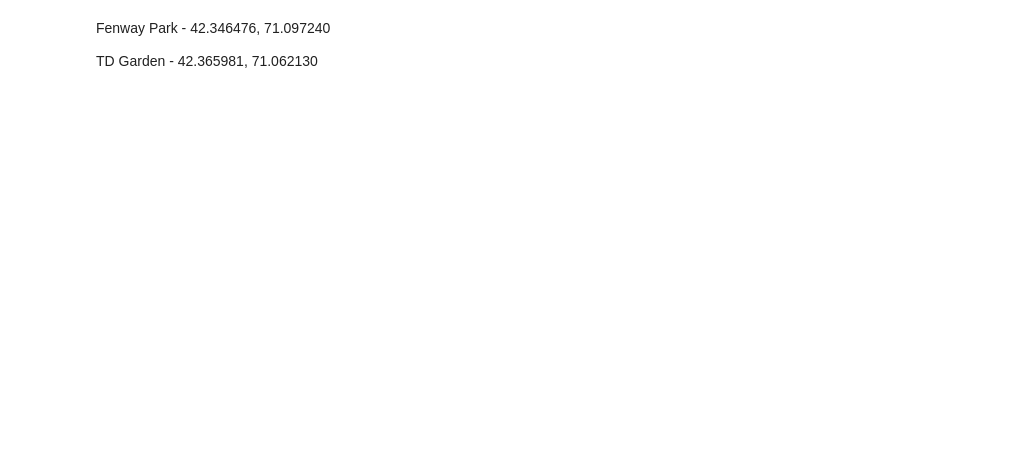
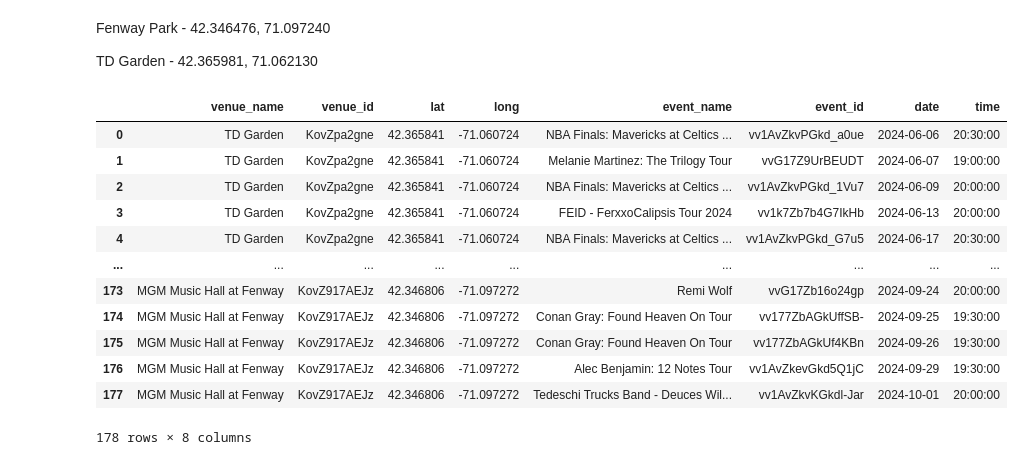
Before and after one commit to sean-r-duffy/tracking-the-t, a Jupyter notebook: ticketmaster_api.ipynb, the cells around one changed output. Cells and saved outputs as stored; diff of their text form; code cells hidden in the pictures; blank space fills up the shorter version.

```diff
--- a/ticketmaster_api.ipynb
+++ b/ticketmaster_api.ipynb
@@ -141,3 +144,21 @@ Fenway Park -
 
 TD Garden -
 42.365981, 71.062130
+# %%
+combined_df = pd.concat([df1, df2, df3, df4], axis=0)
+combined_df.reset_index(drop=True, inplace=True)
+combined_df
+# %% [output]
+|  | venue_name | venue_id | lat | long | event_name | event_id | date | time |
+| 0 | TD Garden | KovZpa2gne | 42.365841 | -71.060724 | NBA Finals: Mavericks at Celtics ... | vv1AvZkvPGkd_a0ue | 2024-06-06 | 20:30:00 |
+| 1 | TD Garden | KovZpa2gne | 42.365841 | -71.060724 | Melanie Martinez: The Trilogy Tour | vvG17Z9UrBEUDT | 2024-06-07 | 19:00:00 |
+| 2 | TD Garden | KovZpa2gne | 42.365841 | -71.060724 | NBA Finals: Mavericks at Celtics ... | vv1AvZkvPGkd_1Vu7 | 2024-06-09 | 20:00:00 |
+| 3 | TD Garden | KovZpa2gne | 42.365841 | -71.060724 | FEID - FerxxoCalipsis Tour 2024 | vv1k7Zb7b4G7IkHb | 2024-06-13 | 20:00:00 |
+| 4 | TD Garden | KovZpa2gne | 42.365841 | -71.060724 | NBA Finals: Mavericks at Celtics ... | vv1AvZkvPGkd_G7u5 | 2024-06-17 | 20:30:00 |
+| ... | ... | ... | ... | ... | ... | ... | ... | ... |
+| 173 | MGM Music Hall at Fenway | KovZ917AEJz | 42.346806 | -71.097272 | Remi Wolf | vvG17Zb16o24gp | 2024-09-24 | 20:00:00 |
+| 174 | MGM Music Hall at Fenway | KovZ917AEJz | 42.346806 | -71.097272 | Conan Gray: Found Heaven On Tour | vv177ZbAGkUffSB- | 2024-09-25 | 19:30:00 |
+| 175 | MGM Music Hall at Fenway | KovZ917AEJz | 42.346806 | -71.097272 | Conan Gray: Found Heaven On Tour | vv177ZbAGkUf4KBn | 2024-09-26 | 19:30:00 |
+| 176 | MGM Music Hall at Fenway | KovZ917AEJz | 42.346806 | -71.097272 | Alec Benjamin: 12 Notes Tour | vv1AvZkevGkd5Q1jC | 2024-09-29 | 19:30:00 |
+| 177 | MGM Music Hall at Fenway | KovZ917AEJz | 42.346806 | -71.097272 | Tedeschi Trucks Band - Deuces Wil... | vv1AvZkvKGkdl-Jar | 2024-10-01 | 20:00:00 |
+178 rows × 8 columns
```
Also changed, not shown: parts of 9 cells of this notebook, 1 other file.
